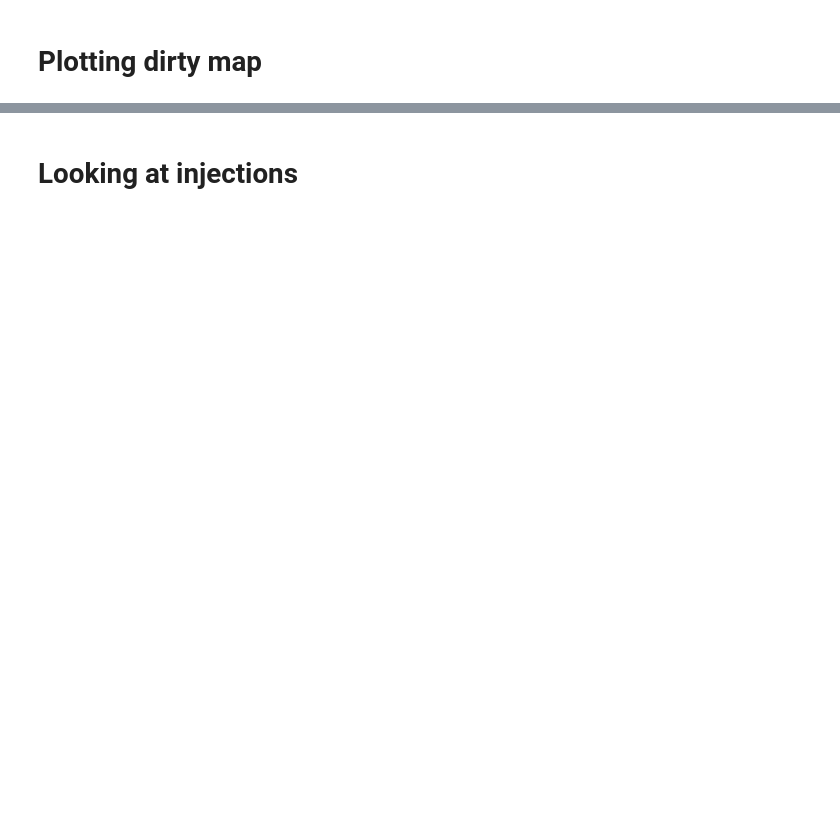
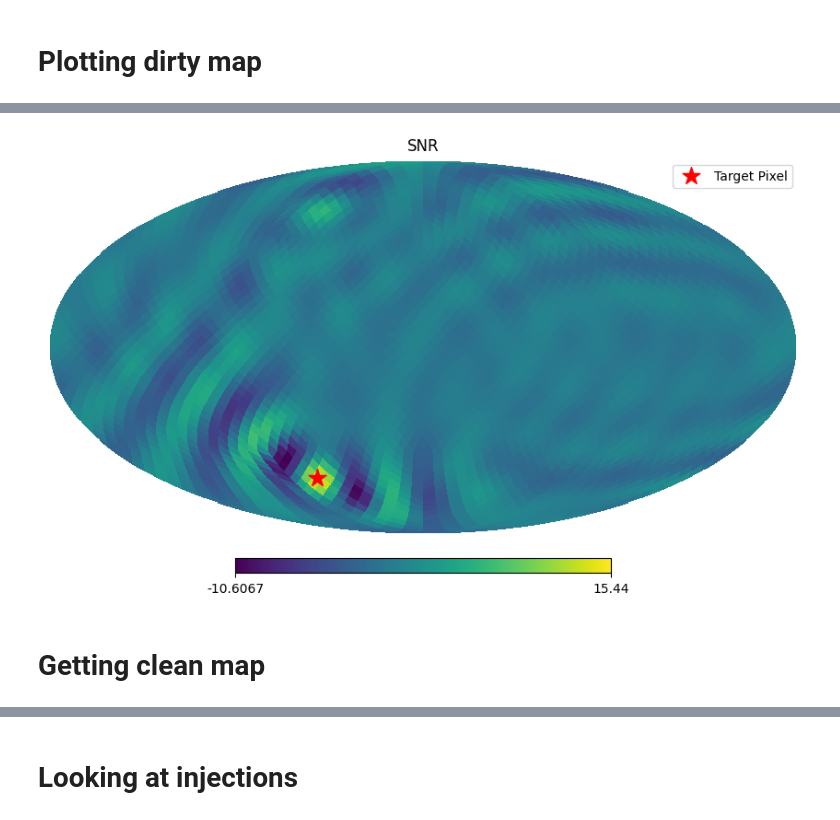
Before and after one commit to Yogita-Kumari/Pystoch-tutorial, a Jupyter notebook: Pystoch_tut.ipynb, the cells around one changed output, grey strips where cells are left out. Cells and saved outputs as stored; diff of their text form; code cells hidden in the pictures; blank space fills up the shorter version.

```diff
--- a/Pystoch_tut.ipynb
+++ b/Pystoch_tut.ipynb
@@ -67,0 +141,28 @@ Complete.
+# %%
+pixel=pixel_inj[np.argmin(np.abs(freq_inj-265.5771052))]
+# %%
+# 1. Extract your 1D spatial HEALPix map slice
+current_map = snr[idx_inj]
+
+# 2. Plot your map
+hp.mollview(current_map, title='SNR')
+
+# 3. Define the pixel you want to mark
+target_pixel = pixel  # e.g., 2769
+
+# 4. Get the NSIDE from the actual spatial map array
+nside = hp.get_nside(current_map)
+
+# 5. Convert the pixel index to angular coordinates (theta, phi) in radians
+theta, phi = hp.pix2ang(nside, target_pixel)
+
+# 6. Project and scatter the star onto the Mollweide view
+hp.projscatter(theta, phi, marker='*', color='red', s=200, label='Target Pixel')
+
+# Optional: Add a legend and show the plot
+plt.legend()
+plt.show()
+# %% [output]
+[figure, added]
+# %% [markdown]
+# Getting clean map
```
Also changed, not shown: parts of 18 cells of this notebook.
